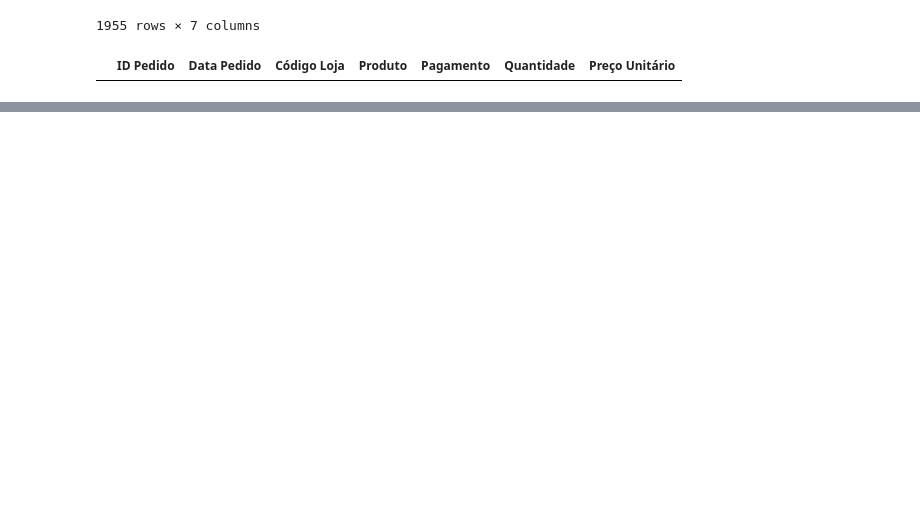
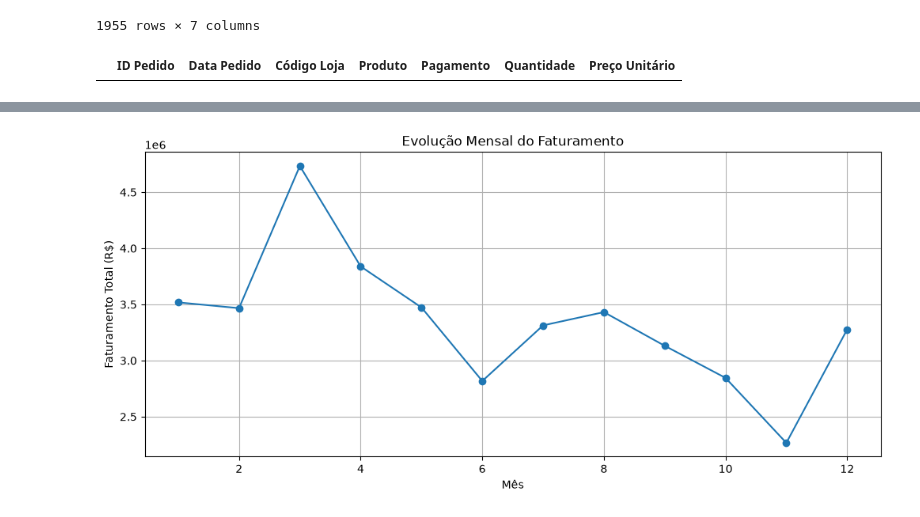
Before and after one commit to iandipaiva/projeto_analise, a Jupyter notebook: análise_vendas.ipynb, the cells around one changed output, grey strips where cells are left out. Cells and saved outputs as stored; diff of their text form; code cells hidden in the pictures; blank space fills up the shorter version.

```diff
--- a/análise_vendas.ipynb
+++ b/análise_vendas.ipynb
@@ -203,0 +283,23 @@ df_vendas.groupby('Código Loja', as_index=False)['Faturamento Total'].sum().sor
+# %%
+# Evolução mensal do Faturamento
+vendas_produtos = (df_analise_vendas['Mês']) = df_analise_vendas['Data Pedido'].dt.month
+
+vendas_mensais = (
+    df_analise_vendas.groupby('Mês')['Faturamento Total']
+    .sum()
+)
+# %%
+# Mostrando evolução mensal do faturamento
+vendas_mensais.plot(
+    kind='line',
+    figsize=(12,5),
+    marker='o'
+)
+
+plt.title('Evolução Mensal do Faturamento')
+plt.xlabel('Mês')
+plt.ylabel('Faturamento Total (R$)')
+plt.grid()
+plt.show()
+# %% [output]
+[figure, added]
```
Also changed, not shown: parts of 40 cells of this notebook.
